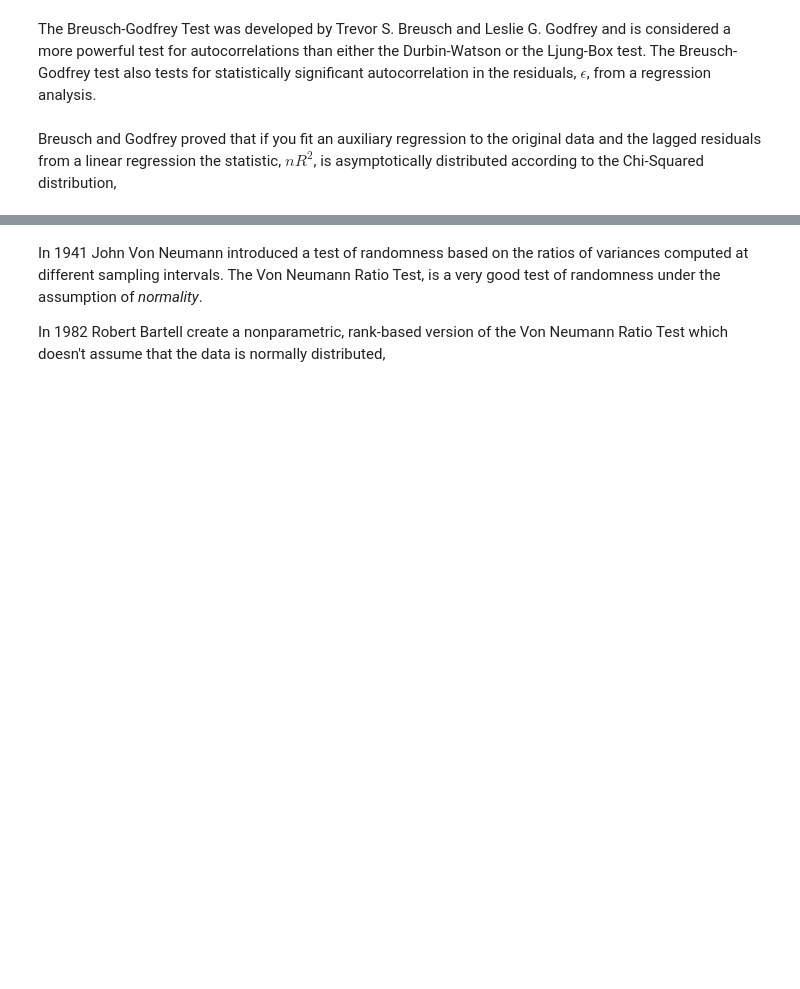
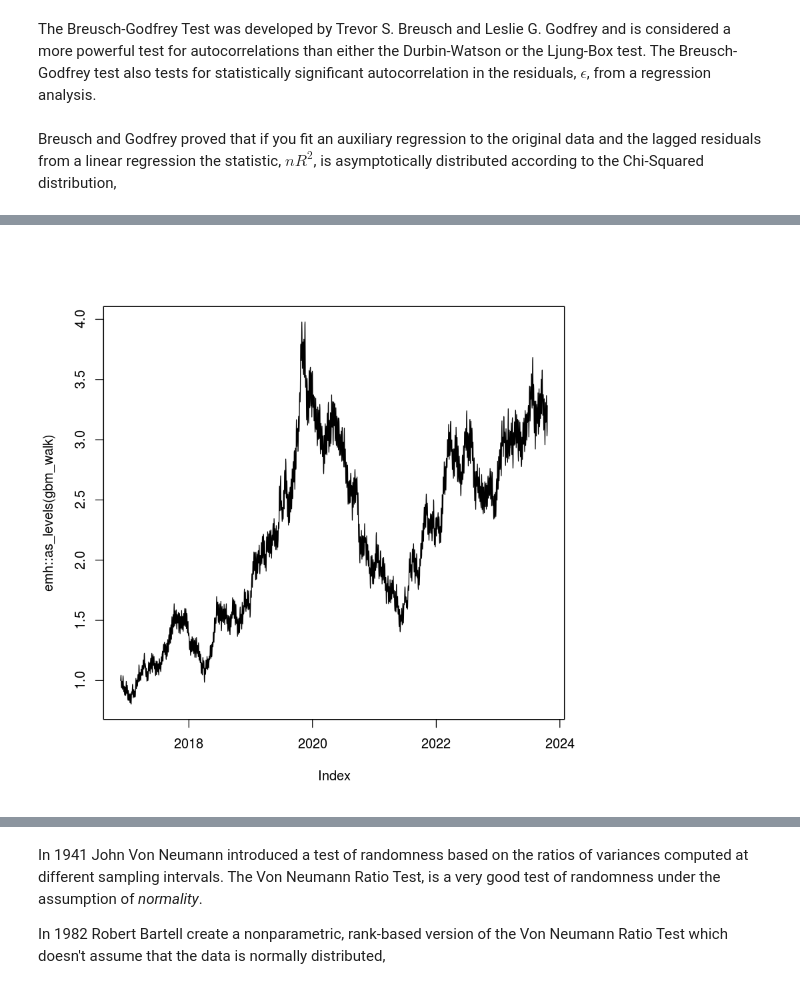
Before and after one commit to StuartGordonReid/Python-Notebooks, a Jupyter notebook: RFinance Talk Market Efficiency.ipynb, the cells around one changed output, grey strips where cells are left out. Drawn from its saved outputs; the diff is of its cells as text; code cells hidden in the pictures; blank space fills up the shorter version.

```diff
--- a/RFinance Talk Market Efficiency.ipynb
+++ b/RFinance Talk Market Efficiency.ipynb
@@ -184,0 +214,8 @@ Breusch and Godfrey proved that if you fit an auxiliary regression to the origin
+# %%
+# Let's simulate a simple noisy sin wave random walk.
+dates <- seq.Date(Sys.Date(), Sys.Date() + 2520, 1)
+gbm_walk <- gbm_walk + (sin(seq(1, 2521)) / 25)
+gbm_walk <- zoo::zoo(gbm_walk, dates)
+plot(emh::as_levels(gbm_walk))
+# %% [output]
+[figure, added]
```
Also changed, not shown: parts of 63 cells of this notebook, 1 other file.
